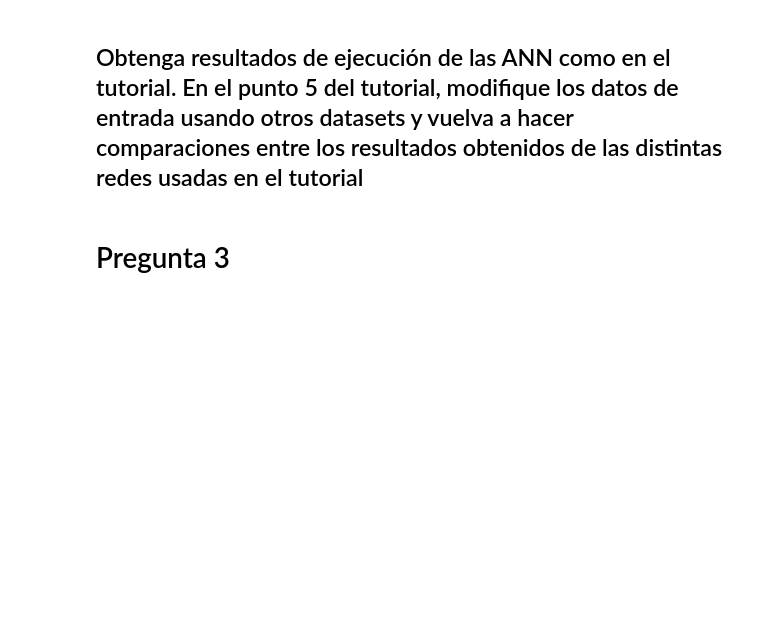
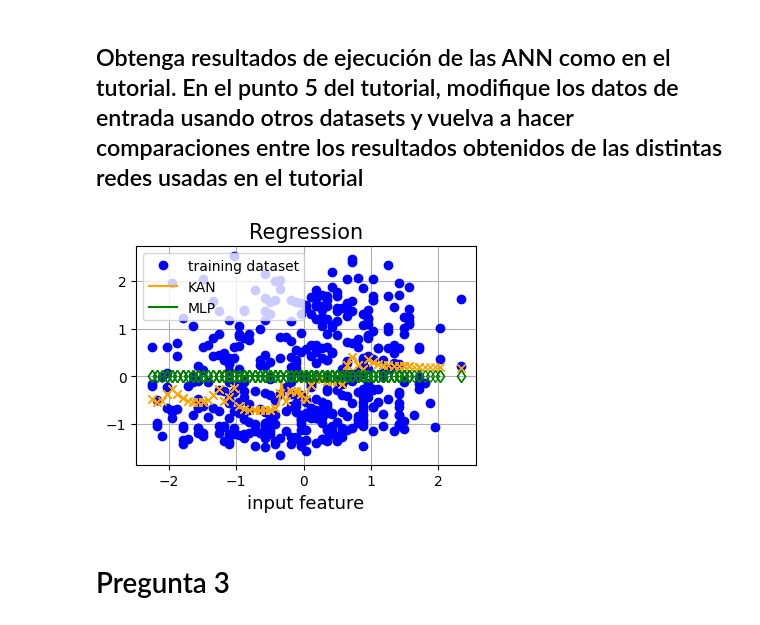
Before and after one commit to xeromark/TareasIA, a Jupyter notebook: Tarea 3/TareaIA.ipynb, the cells around one changed output. Saved outputs shown, nothing was run; the diff lists cells and outputs as text; code cells hidden in the pictures; blank space fills up the shorter version.

Commit message:
imagen

```diff
--- a/Tarea 3/TareaIA.ipynb
+++ b/Tarea 3/TareaIA.ipynb
@@ -624,7 +624,7 @@ color_plots = {'dataset': 'b',
                'kan': 'orange',
                'mlp': 'green'}
 
-n_iter_train_1d = 5
+n_iter_train_1d = 500
 loss_tol_1d = .05
 seed = 476
 
@@ -652,33 +652,35 @@ kan_1d.train(x_train,
           loss_tol=loss_tol_1d)
 
 
 # MLP training
 mlp_1d = FeedForward([1, 13, 1],  # layer size
                   eps=.005,  # gradient descend parameter
                   activation=relu,  # activation type (ReLU, tanh or sigmoid)
                   neuron_class=NeuronNN,
                   seed=seed,
                   weights_range=[-.5, .5])
 mlp_1d.train(x_train,
              y_train,
              n_iter_max=n_iter_train_1d,
              loss_tol=loss_tol_1d)
 
 
 # Regression on training data
 fig, ax = plt.subplots(figsize=(4,3.2))
 x_plot = np.linspace(x_train[0], x_train[-1], 1000).reshape(-1, 1)
 ax.plot(x_train, y_train, 'o', color=color_plots['dataset'], label='training dataset')
 ax.plot(x_plot, [kan_1d(x) for x in x_plot], color=color_plots['kan'], label='KAN')
 ax.plot(x_train, [kan_1d(x) for x in x_train], 'x', color=color_plots['kan'], fillstyle='none')
 ax.plot(x_plot, [mlp_1d(x) for x in x_plot], color=color_plots['mlp'], label='MLP')
 ax.plot(x_train, [mlp_1d(x) for x in x_train], 'd', color=color_plots['mlp'], fillstyle='none')
 ax.set_xlabel('input feature', fontsize=13)
 ax.set_title('Regression', fontsize=15)
 ax.legend()
 ax.grid()
 fig.tight_layout()
 plt.show()
+# %% [output]
+[figure, added]
 # %% [markdown]
 # Pregunta 3
 # %% [markdown]
```
Also changed, not shown: parts of 4 cells of this notebook.
